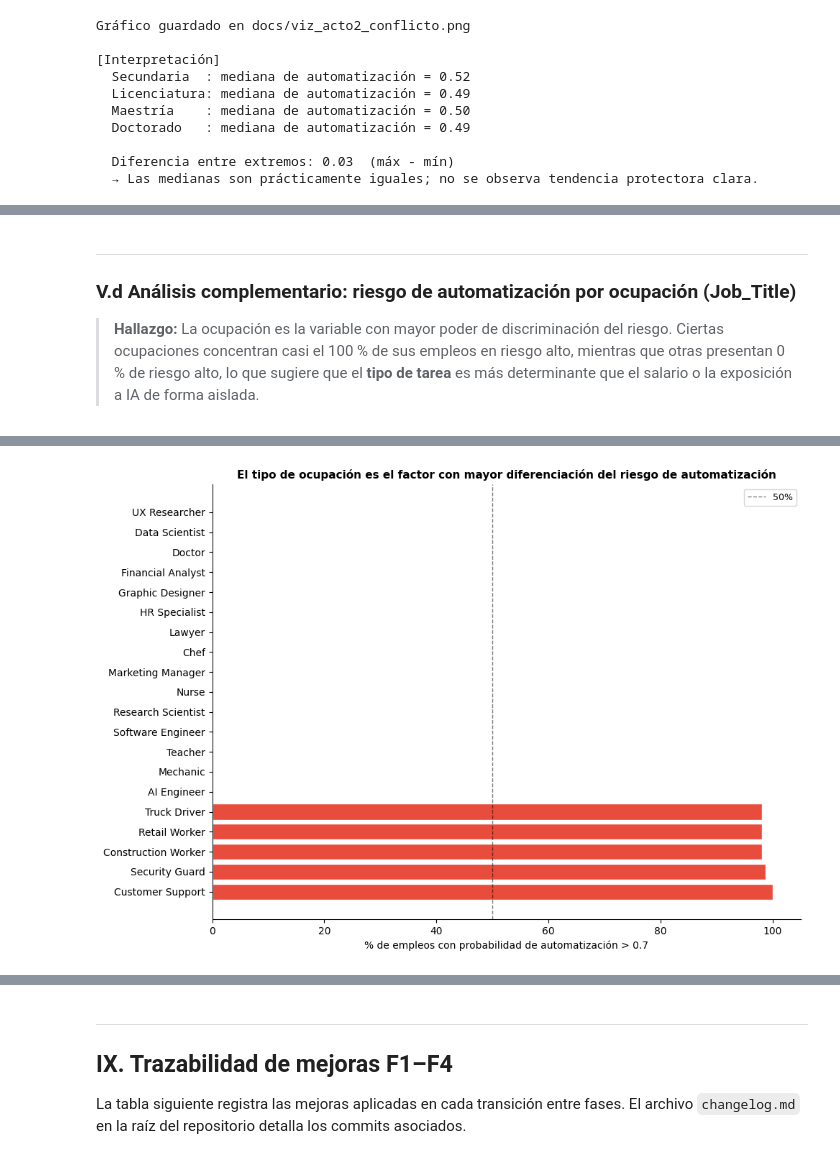
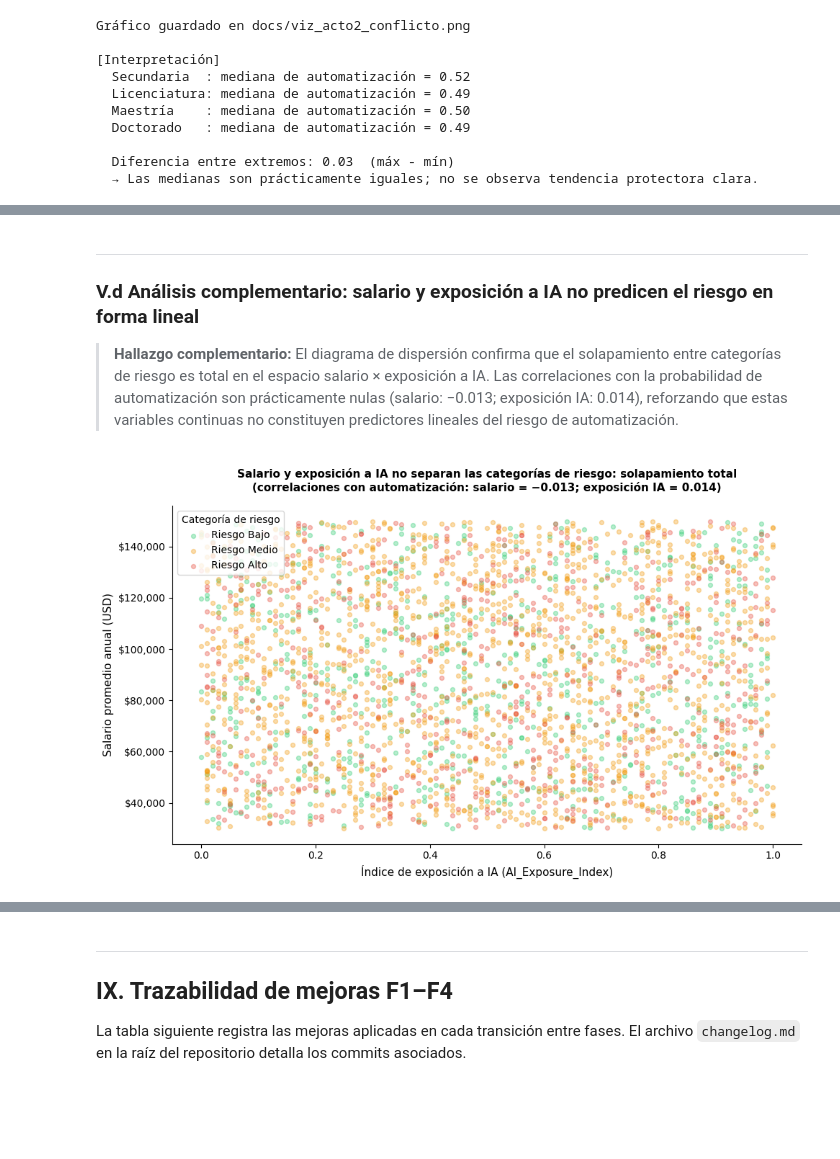
Before and after one commit to robertomoncada-blip/ciencia_datos, a Jupyter notebook: notebooks/F4_Definicion.ipynb, the cells around one changed output, grey strips where cells are left out. Cells and saved outputs as stored; diff of their text form; code cells hidden in the pictures; blank space fills up the shorter version.

```diff
--- a/notebooks/F4_Definicion.ipynb
+++ b/notebooks/F4_Definicion.ipynb
@@ -888,38 +910,55 @@ Gráfico guardado en docs/viz_acto3_resolucion.png
 # %% [markdown]
 ---
 
-### V.d Análisis complementario: riesgo de automatización por ocupación (Job_Title)
+### V.d Análisis complementario: salario y exposición a IA no predicen el riesgo en forma lineal
 
-> **Hallazgo:** La ocupación es la variable con mayor poder de discriminación del riesgo.
-> Ciertas ocupaciones concentran casi el 100 % de sus empleos en riesgo alto, mientras que
-> otras presentan 0 % de riesgo alto, lo que sugiere que el **tipo de tarea** es más
-> determinante que el salario o la exposición a IA de forma aislada.
+> **Hallazgo complementario:** El diagrama de dispersión confirma que el solapamiento entre
+> categorías de riesgo es total en el espacio salario × exposición a IA.
+> Las correlaciones con la probabilidad de automatización son prácticamente nulas
+> (salario: −0.013; exposición IA: 0.014), reforzando que estas variables continuas
+> no constituyen predictores lineales del riesgo de automatización.
 # %%
-# Porcentaje de empleos con Automation_Probability_2030 > 0.7 por Job_Title
-umbral_riesgo = 0.7
-riesgo_ocup = (
-    ds_viz.groupby('Job_Title')
-    .apply(lambda g: (g['Automation_Probability_2030'] > umbral_riesgo).mean() * 100)
-    .rename('pct_alto_riesgo')
-    .reset_index()
-    .sort_values('pct_alto_riesgo', ascending=False)
+color_map = {'Low': '#2ecc71', 'Medium': '#f39c12', 'High': '#e74c3c'}
+label_map = {'Low': 'Riesgo Bajo', 'Medium': 'Riesgo Medio', 'High': 'Riesgo Alto'}
+
+fig, ax = plt.subplots(figsize=(10, 6))
+for risk_cat, color in color_map.items():
+    mask = ds_viz['Risk_Category'] == risk_cat
+    ax.scatter(
+        ds_viz.loc[mask, 'AI_Exposure_Index'],
+        ds_viz.loc[mask, 'Average_Salary'],
+        c=color, label=label_map[risk_cat],
+        alpha=0.35, s=18, rasterized=True
+    )
+
+ax.set_title(
+    'Salario y exposición a IA no separan las categorías de riesgo: solapamiento total\n'
+    '(correlaciones con automatización: salario = −0.013; exposición IA = 0.014)',
+    fontsize=11, pad=15, fontweight='bold'
 )
-print(f"Ocupaciones únicas en el dataset: {riesgo_ocup.shape[0]}")
-print(f"\n% de empleos con probabilidad de automatización > {umbral_riesgo}:")
-print(riesgo_ocup.to_string(index=False))
-
-# Gráfico de barras horizontal
-fig, ax = plt.subplots(figsize=(10, 7))
-colores_barra = ['#e74c3c' if v >= 50 else '#f39c12' if v > 0 else '#2ecc71'
-                 for v in riesgo_ocup['pct_alto_riesgo']]
-ax.barh(riesgo_ocup['Job_Title'], riesgo_ocup['pct_alto_riesgo'],
-        color=colores_barra, edgecolor='white')
-ax.axvline(50, color='black', linestyle='--', linewidth=1, alpha=0.5, label='50%')
-ax.set_xlabel('% de empleos con probabilidad de automatización > 0.7')
-ax.set_title('El tipo de ocupación es el factor con mayor diferenciación del riesgo de automatización',
-             fontsize=11, fontweight='bold')
-ax.legend(fontsize=9)
+ax.set_xlabel('Índice de exposición a IA (AI_Exposure_Index)', fontsize=11)
+ax.set_ylabel('Salario promedio anual (USD)', fontsize=11)
+ax.yaxis.set_major_formatter(plt.FuncFormatter(lambda x, _: f'${x:,.0f}'))
+ax.legend(title='Categoría de riesgo', fontsize=10, title_fontsize=10)
 ax.spines[['top', 'right']].set_visible(False)
 plt.tight_layout()
+plt.savefig('../docs/viz_acto3_suplementario.png', dpi=150, bbox_inches='tight')
 plt.show()
+print("Gráfico guardado en docs/viz_acto3_suplementario.png")
+
+# Verificar correlaciones en el dataset
+corr_sal  = ds_viz['Average_Salary'].corr(ds_viz['Automation_Probability_2030'])
+corr_expo = ds_viz['AI_Exposure_Index'].corr(ds_viz['Automation_Probability_2030'])
+print(f"\n[Verificación]")
+print(f"  Correlación salario–automatización  : {corr_sal:.4f}")
+print(f"  Correlación exposición–automatización: {corr_expo:.4f}")
+print("  → Ninguna correlación supera 0.02 en valor absoluto.")
+print("  → El solapamiento visual confirma la ausencia de relación lineal.")
+
+for cat in ['High', 'Medium', 'Low']:
+    mask  = ds_viz['Risk_Category'] == cat
+    med_s = ds_viz.loc[mask, 'Average_Salary'].median()
+    med_e = ds_viz.loc[mask, 'AI_Exposure_Index'].median()
+    print(f"  {cat:6s} riesgo → salario mediano: ${med_s:,.0f}  | exposición IA mediana: {med_e:.2f}")
 # %% [output]
+[figure, new version]
@@ -943,4 +975,3 @@ Construction Worker        98.076923
-[figure, old version]
 # %% [markdown]
 ---
 
```
Also changed, not shown: parts of 19 cells of this notebook, 3 other files.
